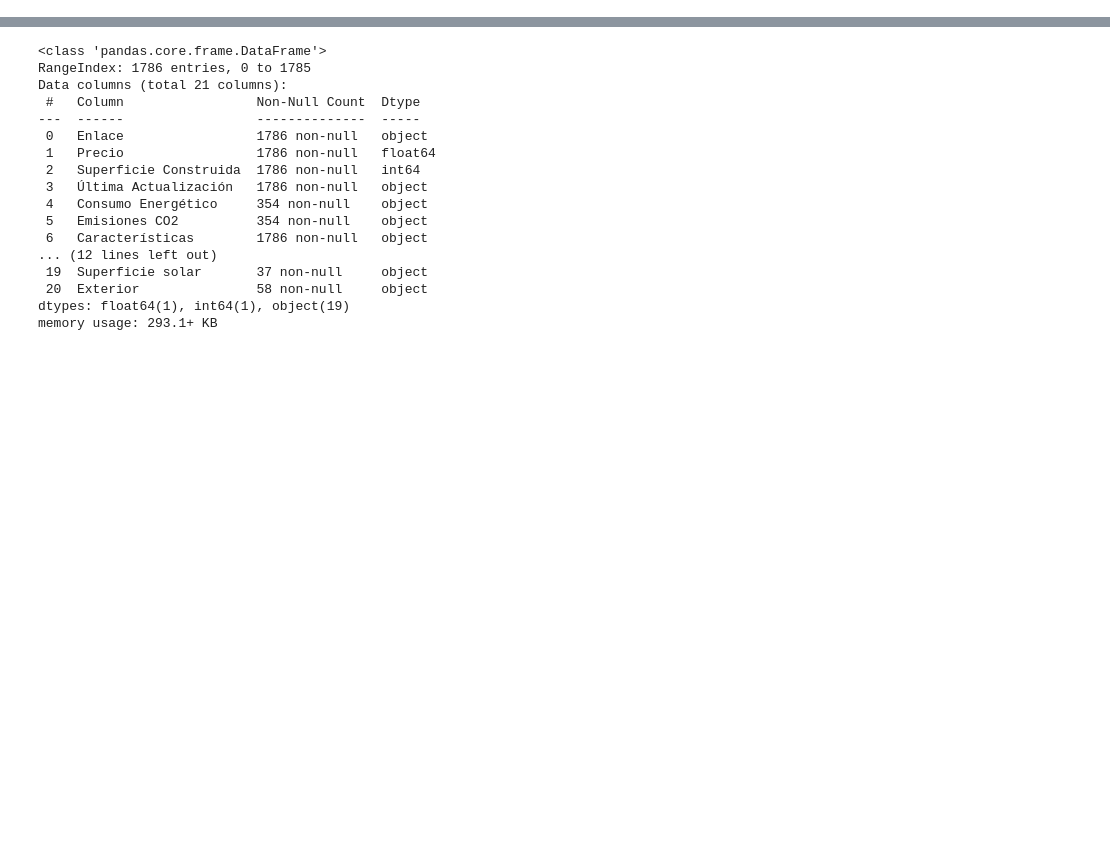
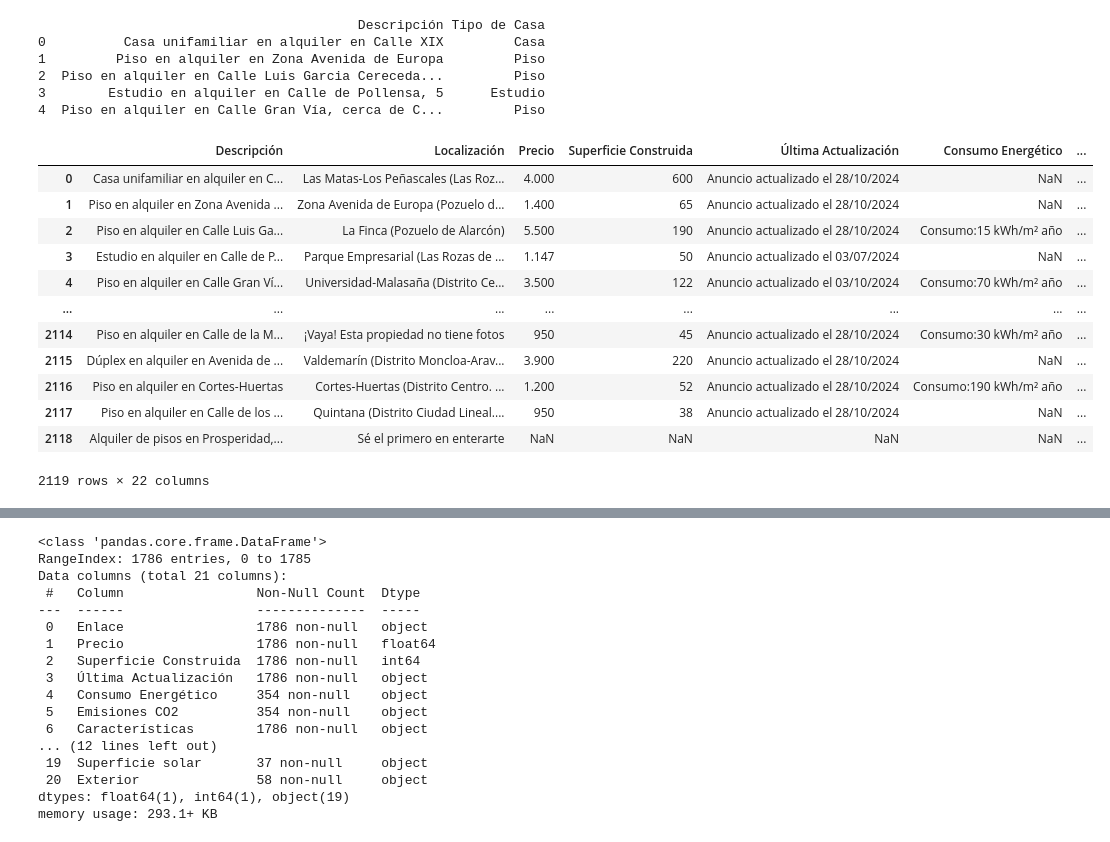
Before and after one commit to GuillePT95/proyecto-FB, a Jupyter notebook: limpieza_alquiler.ipynb, the cells around one changed output, grey strips where cells are left out. Cells and saved outputs as stored; diff of their text form; code cells hidden in the pictures; blank space fills up the shorter version.

```diff
--- a/limpieza_alquiler.ipynb
+++ b/limpieza_alquiler.ipynb
@@ -131,24 +98,0 @@ df
-# %%
-# Función para dividir la columna 'Características' en un diccionario
-def extraer_caracteristicas(caracteristicas_str):
-    caracteristicas = {}
-    # Quitar los corchetes y dividir en elementos individuales
-    items = caracteristicas_str.strip("[]").split("), (")
-
-    for item in items:
-        # Quitar paréntesis y dividir en clave y valor
-        key_value = item.replace("(", "").replace(")", "").replace("'", "").split(", ")
-        if len(key_value) == 2:
-            key, value = key_value
-            caracteristicas[key.strip(':')] = value.strip()
-
-    return caracteristicas
-
-# Aplicar la función y expandir el diccionario resultante en columnas
-caracteristicas_df = df['Características'].apply(extraer_caracteristicas).apply(pd.Series)
-
-# Combinar con el DataFrame original
-df = pd.concat([df, caracteristicas_df], axis=1)
-
-# Mostrar las primeras filas para verificar el resultado
-print(df.head())
@@ -172,0 +161,39 @@ print(df.head())
+# %%
+# Lista de tipos de casa que queremos identificar
+tipos_casa = ["Piso", "Chalet", "Adosado", "Casa", "Estudio", "Dúplex"]
+
+# Función para extraer el tipo de casa de la descripción
+def extraer_tipo_casa(descripcion):
+    for tipo in tipos_casa:
+        if tipo.lower() in descripcion.lower():
+            return tipo
+    return "Otro"  # Valor por defecto si no coincide con ninguno de los tipos en la lista
+
+# Crear una nueva columna en el DataFrame con el tipo de casa
+df_limpio['Tipo de Casa'] = df_limpio['Descripción'].apply(extraer_tipo_casa)
+
+# Visualización del resultado
+print(df_limpio[['Descripción', 'Tipo de Casa']].head())
+# %% [output]
+                                         Descripción Tipo de Casa
+0          Casa unifamiliar en alquiler en Calle XIX         Casa
+1         Piso en alquiler en Zona Avenida de Europa         Piso
+2  Piso en alquiler en Calle Luis Garcia Cereceda...         Piso
+3        Estudio en alquiler en Calle de Pollensa, 5      Estudio
+4  Piso en alquiler en Calle Gran Vía, cerca de C...         Piso
+# %%
+df_limpio
+# %% [output]
+|  | Descripción | Localización | Precio | Superficie Construida | Última Actualización | Consumo Energético | ... |
+| 0 | Casa unifamiliar en alquiler en C... | Las Matas-Los Peñascales (Las Roz... | 4.000 | 600 | Anuncio actualizado el 28/10/2024 | NaN | ... |
+| 1 | Piso en alquiler en Zona Avenida ... | Zona Avenida de Europa (Pozuelo d... | 1.400 | 65 | Anuncio actualizado el 28/10/2024 | NaN | ... |
+| 2 | Piso en alquiler en Calle Luis Ga... | La Finca (Pozuelo de Alarcón) | 5.500 | 190 | Anuncio actualizado el 28/10/2024 | Consumo:15 kWh/m² año | ... |
+| 3 | Estudio en alquiler en Calle de P... | Parque Empresarial (Las Rozas de ... | 1.147 | 50 | Anuncio actualizado el 03/07/2024 | NaN | ... |
+| 4 | Piso en alquiler en Calle Gran Ví... | Universidad-Malasaña (Distrito Ce... | 3.500 | 122 | Anuncio actualizado el 03/10/2024 | Consumo:70 kWh/m² año | ... |
+| ... | ... | ... | ... | ... | ... | ... | ... |
+| 2114 | Piso en alquiler en Calle de la M... | ¡Vaya! Esta propiedad no tiene fotos | 950 | 45 | Anuncio actualizado el 28/10/2024 | Consumo:30 kWh/m² año | ... |
+| 2115 | Dúplex en alquiler en Avenida de ... | Valdemarín (Distrito Moncloa-Arav... | 3.900 | 220 | Anuncio actualizado el 28/10/2024 | NaN | ... |
+| 2116 | Piso en alquiler en Cortes-Huertas | Cortes-Huertas (Distrito Centro. ... | 1.200 | 52 | Anuncio actualizado el 28/10/2024 | Consumo:190 kWh/m² año | ... |
+| 2117 | Piso en alquiler en Calle de los ... | Quintana (Distrito Ciudad Lineal.... | 950 | 38 | Anuncio actualizado el 28/10/2024 | NaN | ... |
+| 2118 | Alquiler de pisos en Prosperidad,... | Sé el primero en enterarte | NaN | NaN | NaN | NaN | ... |
+2119 rows × 22 columns
```
Also changed, not shown: parts of 17 cells of this notebook.
